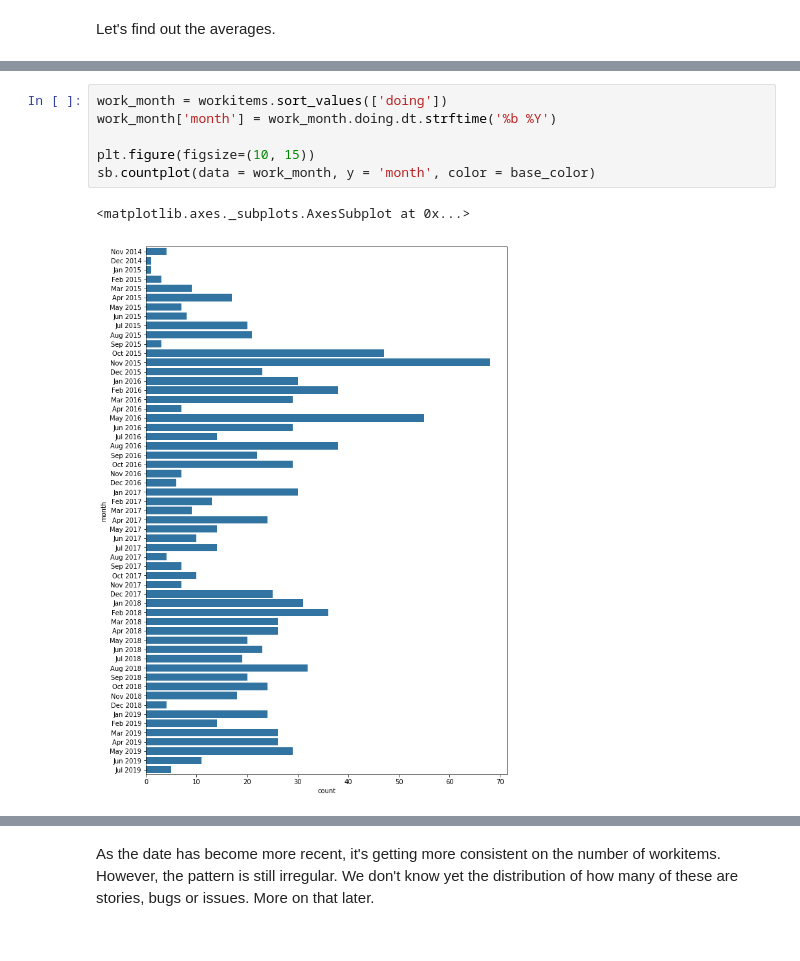
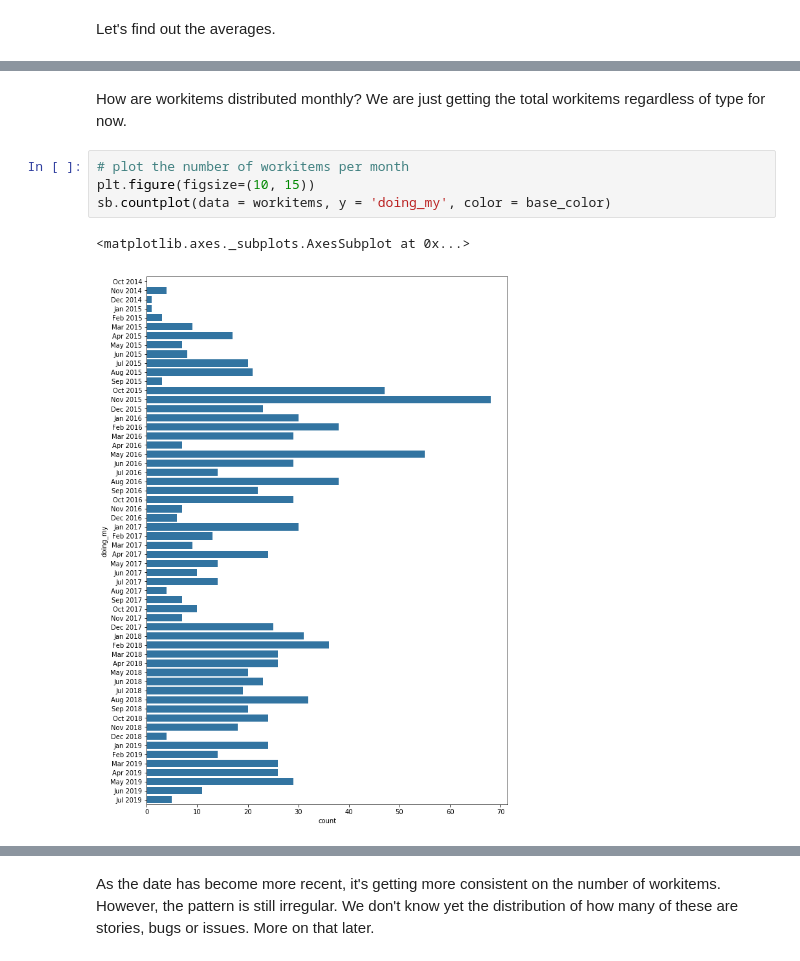
Before and after one commit to netxph/wi-analysis, a Jupyter notebook: tfs-explore.ipynb, the cells around one changed output, grey strips where cells are left out. Saved outputs shown, nothing was run; the diff lists cells and outputs as text.

```diff
--- a/tfs-explore.ipynb
+++ b/tfs-explore.ipynb
@@ -345,12 +375,12 @@ workitems.head()
 | 30 | 820565 | Bug | NaN | cache,check,logger,setting,treatment | NaN | 0 | vitalim | 2014-11-21 | 2014-11-21 | 2014-11-24 | ... |
 | 33 | 826643 | Story | 47.0 | analytics,automation,factory | NaN | 6 | vitalim | 2014-12-01 | 2015-03-20 | 2015-04-01 | ... |
 5 rows × 24 columns
+# %% [markdown]
+How are workitems distributed monthly? We are just getting the total workitems regardless of type for now.
 # %%
-work_month = workitems.sort_values(['doing'])
-work_month['month'] = work_month.doing.dt.strftime('%b %Y')
-
+# plot the number of workitems per month
 plt.figure(figsize=(10, 15))
-sb.countplot(data = work_month, y = 'month', color = base_color)
+sb.countplot(data = workitems, y = 'doing_my', color = base_color)
 # %% [output]
 <matplotlib.axes._subplots.AxesSubplot at 0x...>
-[figure, old version]
+[figure, new version]
```
Also changed, not shown: parts of 169 cells of this notebook, 3 other files.
